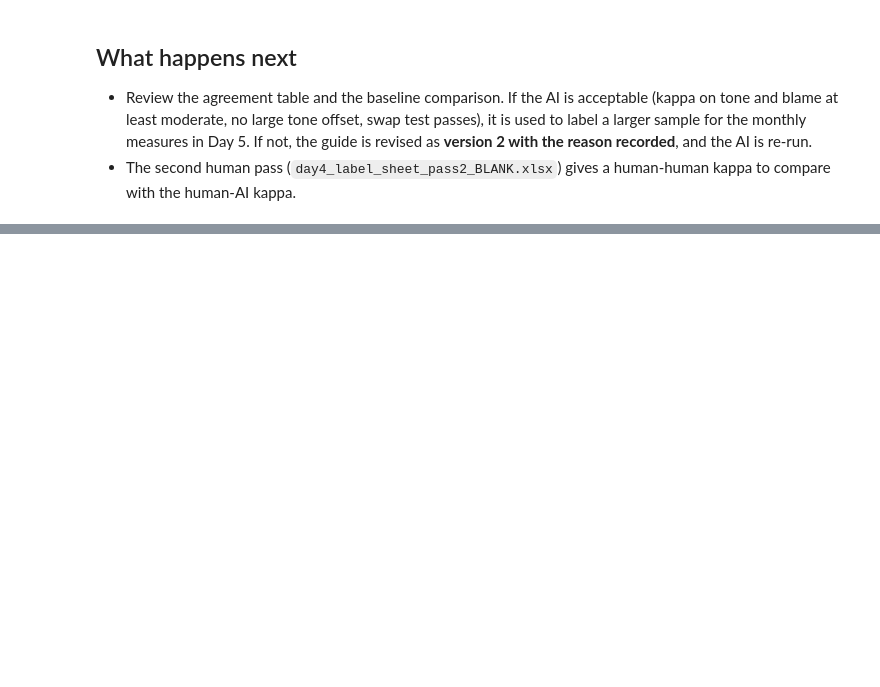
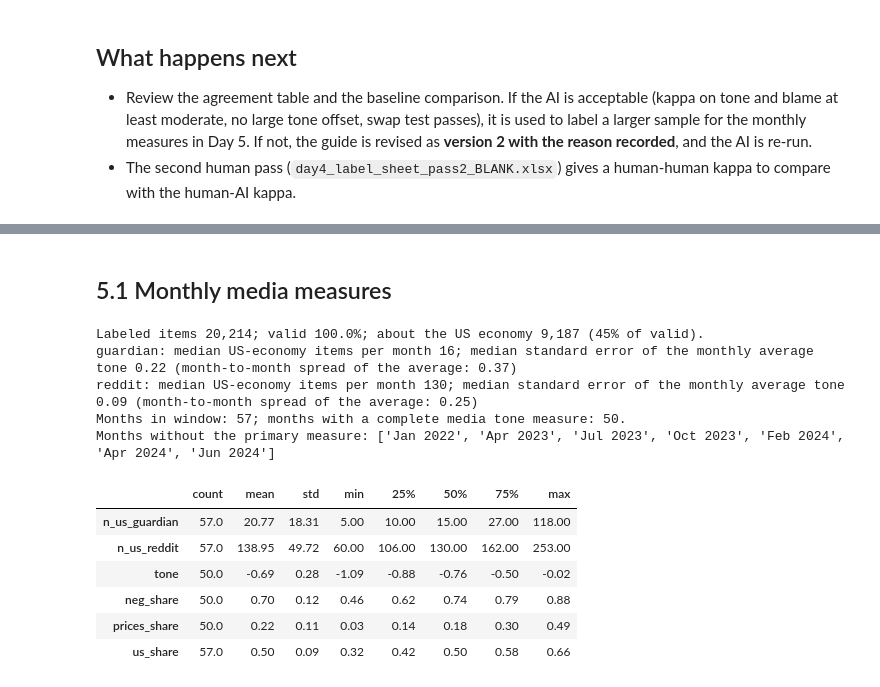
Before and after one commit to aayush226/FRE-GY-7871A-Final-Project, a Jupyter notebook: final_project.ipynb, the cells around one changed output, grey strips where cells are left out. Saved outputs shown, nothing was run; the diff lists cells and outputs as text; code cells hidden in the pictures; blank space fills up the shorter version.

```diff
--- a/final_project.ipynb
+++ b/final_project.ipynb
@@ -1728,0 +2255,74 @@ else:
+# %%
+import warnings; warnings.filterwarnings("ignore", category=FutureWarning)
+import statsmodels.api as sm
+from scipy import stats
+
+MEDIA_FILE = DATA_PROC / "day4_corpus_labeled.csv"
+MIN_N_PLATFORM = 8            # US-economy items needed in a platform-month (Guardian: about 16 per month; set from item counts, before any result)
+MIN_N_OUTLET = 20             # for the single-outlet series (exploratory)
+SAMPLE_START, SAMPLE_END = pd.Timestamp("2022-01-31"), pd.Timestamp("2026-09-30")
+REP_PRESIDENT_FROM = pd.Timestamp("2025-02-28")   # Republican White House: first survey month fully after the 20 Jan 2025 inauguration
+INK, GREY, BLUE, ORANGE, AQUA = "#0b0b0b", "#52514e", "#2a78d6", "#eb6834", "#1baf7a"
+me = lambda s: pd.to_datetime(s).dt.to_period("M").dt.to_timestamp("M")
+
+HAVE_MEDIA = MEDIA_FILE.exists()
+if not HAVE_MEDIA:
+    print("Part 5 needs data/processed/day4_corpus_labeled.csv (written by section 4.9 after the open-model corpus labels are copied in). Run 4.9 first.")
+# %% [markdown]
+## 5.1 Monthly media measures
+# %%
+if HAVE_MEDIA:
+    lab = pd.read_csv(MEDIA_FILE, dtype=str).fillna("")
+    lab["month"] = me(lab.month)
+    lab["valid"] = lab.valid == "1"
+    lab["us"] = lab.valid & (lab.ai_us_econ == "1")
+    lab["tone"] = pd.to_numeric(lab.ai_tone, errors="coerce")
+    lab["prices"] = lab.ai_topic == "prices_inflation"
+    lab["plat"] = lab.platform
+    print(f"Labeled items {len(lab):,}; valid {lab.valid.mean():.1%}; about the US economy {lab.us.sum():,} ({lab.us.sum() / lab.valid.sum():.0%} of valid).")
+
+    def agg(g):
+        u = g[g.us]
+        return pd.Series({"n_items": len(g), "n_valid": int(g.valid.sum()), "n_us": len(u),
+                          "us_share": len(u) / max(int(g.valid.sum()), 1),
+                          "tone": u.tone.mean() if len(u) else np.nan,
+                          "neg_share": (u.tone <= -1).mean() if len(u) else np.nan,
+                          "very_neg_share": (u.tone <= -2).mean() if len(u) else np.nan,
+                          "prices_share": u.prices.mean() if len(u) else np.nan})
+    pm = lab.groupby(["month", "plat"]).apply(agg).reset_index()
+    pm.loc[pm.n_us < MIN_N_PLATFORM, ["tone", "neg_share", "very_neg_share", "prices_share"]] = np.nan
+    wide = pm.pivot(index="month", columns="plat")
+    media = pd.DataFrame(index=wide.index)
+    for c in ("tone", "neg_share", "very_neg_share", "prices_share", "us_share"):
+        media[c] = wide[c].mean(axis=1, skipna=False)                       # equal weight; missing if either platform is missing
+        for p in ("guardian", "reddit"):
+            if p in wide[c].columns: media[f"{c}_{p}"] = wide[c][p]
+    for p in ("guardian", "reddit"):
+        if ("n_us", p) in wide.columns: media[f"n_us_{p}"] = wide[("n_us", p)]
+    om = lab.groupby(["month", "outlet"]).apply(agg).reset_index()
+    om.loc[om.n_us < MIN_N_OUTLET, "tone"] = np.nan
+    outlet_tone = om.pivot(index="month", columns="outlet", values="tone")
+    media = media.loc[(media.index >= SAMPLE_START) & (media.index <= SAMPLE_END)]
+    outlet_tone = outlet_tone.loc[media.index.intersection(outlet_tone.index)]
+    for p in ("guardian", "reddit"):
+        u = lab[(lab.us) & (lab.plat == p)].groupby("month").tone.agg(["std", "size"])
+        u = u[u["size"] >= MIN_N_PLATFORM]
+        if len(u): print(f"{p}: median US-economy items per month {u['size'].median():.0f}; median standard error of the monthly average tone {np.median(u['std'] / np.sqrt(u['size'])):.2f} (month-to-month spread of the average: {media[f'tone_{p}'].std():.2f})")
+    print(f"Months in window: {len(media)}; months with a complete media tone measure: {int(media.tone.notna().sum())}.")
+    miss = media.index[media.tone.isna()]
+    print("Months without the primary measure:", [d.strftime("%b %Y") for d in miss] if len(miss) else "none")
+    display(media[["n_us_guardian", "n_us_reddit", "tone", "neg_share", "prices_share", "us_share"]].describe().round(2).T if "n_us_guardian" in media else media.describe().round(2).T)
+    media.to_csv(DATA_PROC / "day5_media_monthly.csv", encoding="utf-8")
+# %% [output]
+Labeled items 20,214; valid 100.0%; about the US economy 9,187 (45% of valid).
+guardian: median US-economy items per month 16; median standard error of the monthly average tone 0.22 (month-to-month spread of the average: 0.37)
+reddit: median US-economy items per month 130; median standard error of the monthly average tone 0.09 (month-to-month spread of the average: 0.25)
+Months in window: 57; months with a complete media tone measure: 50.
+Months without the primary measure: ['Jan 2022', 'Apr 2023', 'Jul 2023', 'Oct 2023', 'Feb 2024', 'Apr 2024', 'Jun 2024']
+|  | count | mean | std | min | 25% | 50% | 75% | max |
+| n_us_guardian | 57.0 | 20.77 | 18.31 | 5.00 | 10.00 | 15.00 | 27.00 | 118.00 |
+| n_us_reddit | 57.0 | 138.95 | 49.72 | 60.00 | 106.00 | 130.00 | 162.00 | 253.00 |
+| tone | 50.0 | -0.69 | 0.28 | -1.09 | -0.88 | -0.76 | -0.50 | -0.02 |
+| neg_share | 50.0 | 0.70 | 0.12 | 0.46 | 0.62 | 0.74 | 0.79 | 0.88 |
+| prices_share | 50.0 | 0.22 | 0.11 | 0.03 | 0.14 | 0.18 | 0.30 | 0.49 |
+| us_share | 57.0 | 0.50 | 0.09 | 0.32 | 0.42 | 0.50 | 0.58 | 0.66 |
```
Also changed, not shown: parts of 62 cells of this notebook, 19 other files.
